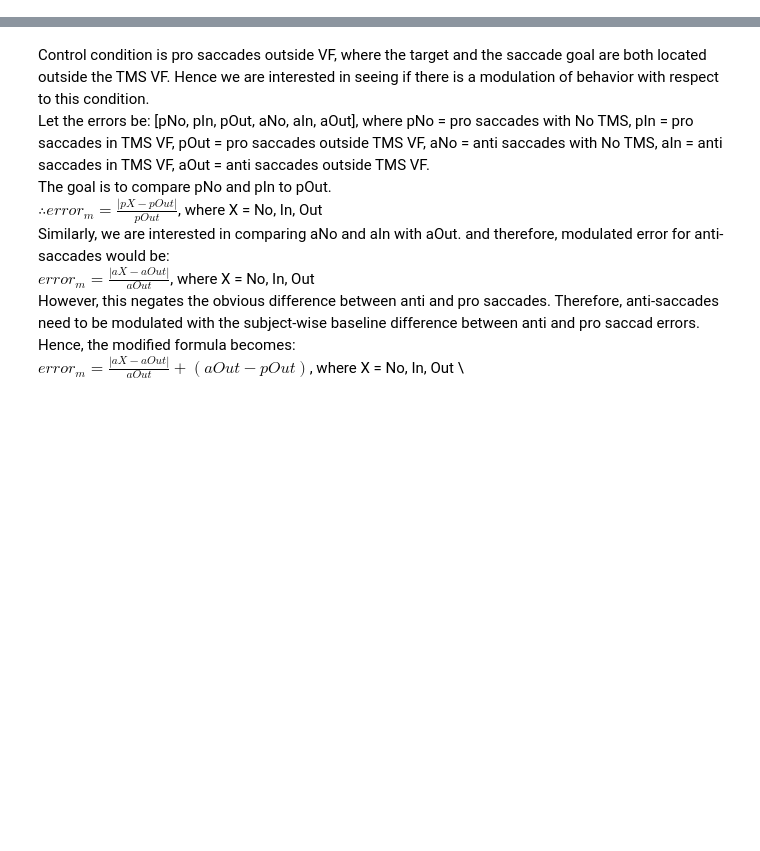
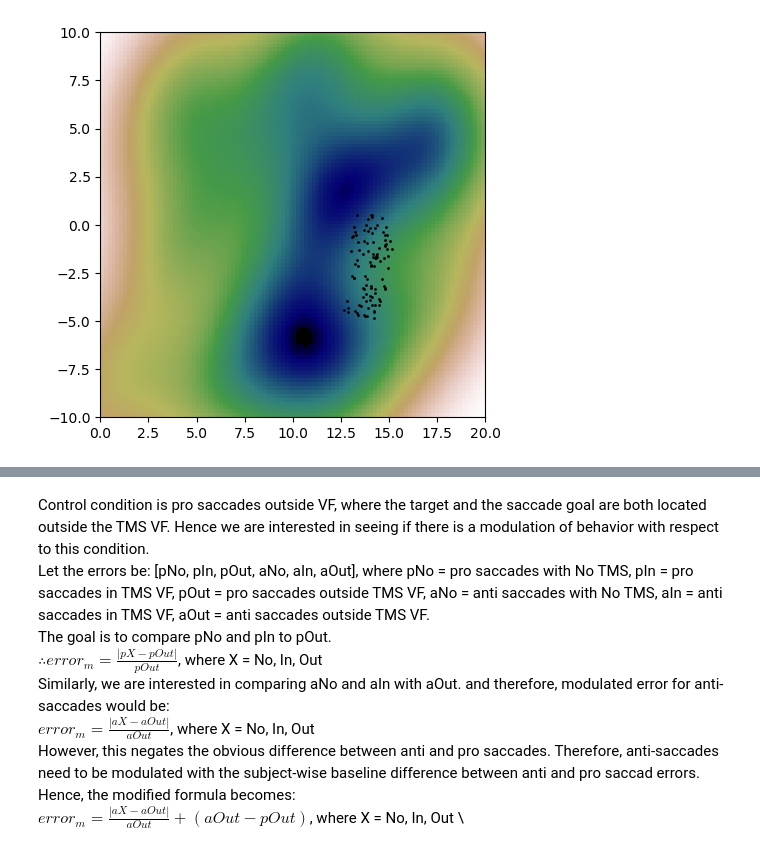
Before and after one commit to mindemory/mgs_stimul, a Jupyter notebook: mgsAnalysis/analysisEye/main.ipynb, the cells around one changed output, grey strips where cells are left out. Saved outputs shown, nothing was run; the diff lists cells and outputs as text; code cells hidden in the pictures; blank space fills up the shorter version.

```diff
--- a/mgsAnalysis/analysisEye/main.ipynb
+++ b/mgsAnalysis/analysisEye/main.ipynb
@@ -492,0 +580,34 @@ for ii in range(len(subjIDs)):
+# %%
+from scipy import stats
+
+for ii in range(1):
+    df_this = df[df['subjID']==subjIDs[ii]]
+    df_nt_ivf_pro = df_this[(df_this['istms']==0) & (df_this['instimVF']== 1) & (df_this['ispro']== 1)]
+    df_nt_ovf_pro = df_this[(df_this['istms']==0) & (df_this['instimVF']== 0) & (df_this['ispro']== 1)]
+    df_nt_ivf_anti = df_this[(df_this['istms']==0) & (df_this['instimVF']== 1) & (df_this['ispro']== 0)]
+    df_nt_ovf_anti = df_this[(df_this['istms']==0) & (df_this['instimVF']== 0) & (df_this['ispro']== 0)]
+    df_t_ivf_pro = df_this[(df_this['istms']==1) & (df_this['instimVF']== 1) & (df_this['ispro']== 1)]
+    df_t_ovf_pro = df_this[(df_this['istms']==1) & (df_this['instimVF']== 0) & (df_this['ispro']== 1)]
+    df_t_ivf_anti = df_this[(df_this['istms']==1) & (df_this['instimVF']== 1) & (df_this['ispro']== 0)]
+    df_t_ovf_anti = df_this[(df_this['istms']==1) & (df_this['instimVF']== 0) & (df_this['ispro']== 0)]
+    tarXY = df_nt_ivf_pro[['TarX', 'TarY']].values
+    xmin = tarXY[:, 0].min()
+    xmax = tarXY[:, 0].max()
+    ymin = tarXY[:, 1].min()
+    ymax = tarXY[:, 1].max()
+    #print(xmin)
+    X, Y = np.mgrid[xmin:xmax:100j, ymin:ymax:100j]
+    pos = np.vstack([X.ravel(), Y.ravel()])
+    values = np.vstack([tarXY[:, 0], tarXY[:, 1]])
+    kernel = stats.gaussian_kde(values)
+    Z = np.reshape(kernel.evaluate(pos).T, X.shape)
+    fig = plt.figure(figsize = (5, 5))
+    ax = fig.add_subplot(111)
+    ax.imshow(np.rot90(Z), cmap=plt.cm.gist_earth_r, extent=[xmin, xmax, ymin, ymax])
+    ax.plot(tarXY[:, 0], tarXY[:, 1], 'k.', markersize = 2)
+    ax.set_xlim([0, 20])
+    ax.set_ylim([-10, 10])
+    plt.show()
+    #isaccXY = df_nt_ivf_pro[['isaccX', 'isaccY']].values
+# %% [output]
+[figure, added]
```
Also changed, not shown: parts of 82 cells of this notebook, 26 other files.
